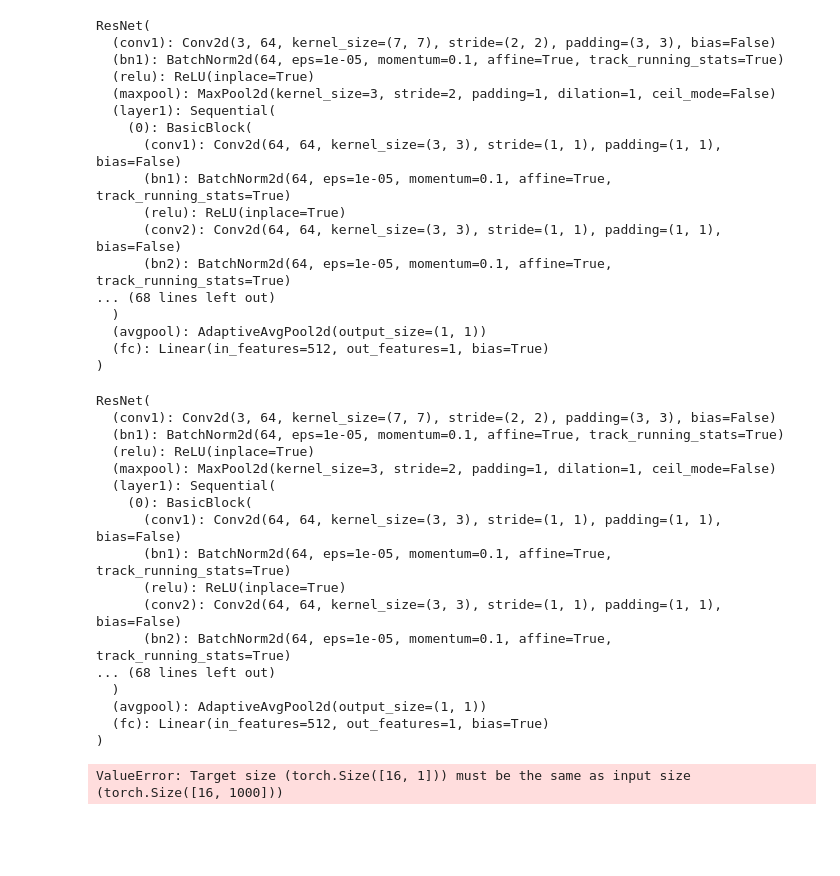
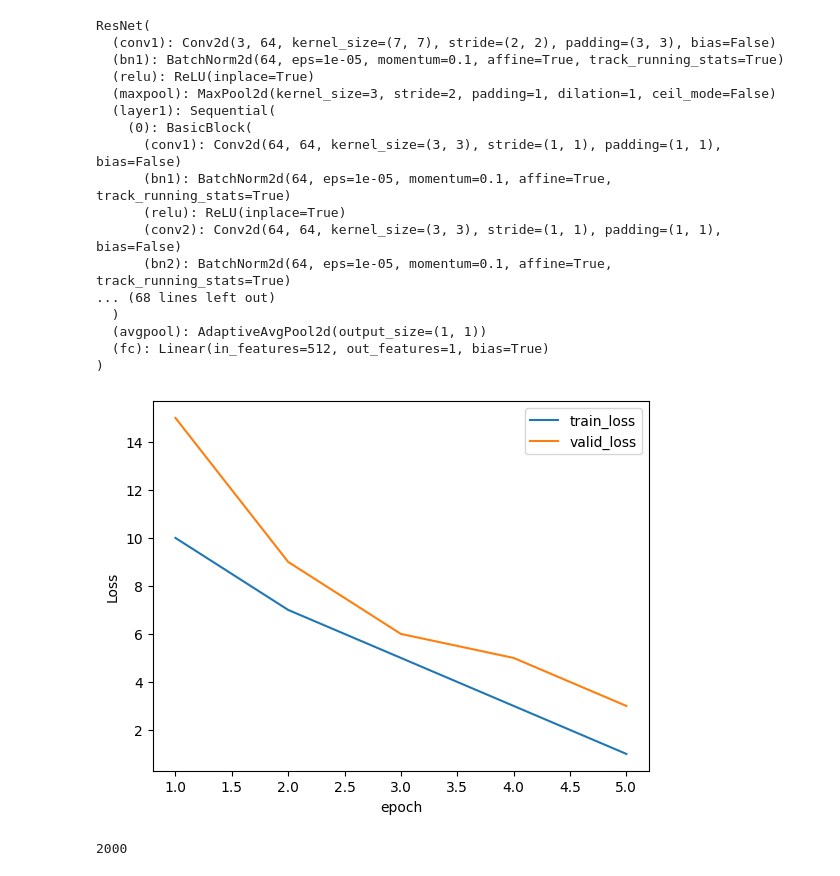
Before and after one commit to RahulS247/Shapes_Classification, a Jupyter notebook: Binary_classification.ipynb, the cells around one changed output. Cells and saved outputs as stored; diff of their text form; code cells hidden in the pictures; blank space fills up the shorter version.

Commit message:
running code

```diff
--- a/Binary_classification.ipynb
+++ b/Binary_classification.ipynb
@@ -80,5 +82,5 @@ target_dir = '/content/train.csv'
 # %%
-batch_size = 16
+batch_size = 32
 # %%
 len(os.listdir(train_dir))
 # %% [output]
@@ -183,12 +170,15 @@ ResNet(
 # %%
 device = torch.device("cuda" if torch.cuda.is_available() else "cpu")
 model.to(device)
-loss= nn.BCEWithLogitsLoss()
 optim = optim.Adam(model.parameters(),lr=0.03)
 # %%
 # train loop
-epochs =1
-print(model)
+#
+epochs =3
+#print(model)
+train_losses = []
+val_losses = []
+
 for epoch in range(epochs):
   train_loss = 0.0
   val_loss =0.0
@@ -197,52 +187,34 @@ for epoch in range(epochs):
   model.train()
   for image, labels in tqdm(train_loader):
     num_labels = [1 if label == "Yes" else 0 for label in labels]
-    #print(torch.tensor(num_labels).size)
     pred = model(image).to(device)
-    num_labels= torch.tensor(num_labels).unsqueeze(1)
-    #print(pred.shape,num_labels.shape)
-    loss=loss(pred,num_labels)
+    num_labels= torch.tensor(num_labels).unsqueeze(1).to(device)
+
+    loss = F.binary_cross_entropy_with_logits(pred, num_labels.float())
 
     optim.zero_grad()
     loss.backward()
     optim.step()
 
-    running_loss += loss.item()
+    running_loss += loss.item()/(len(image))
   train_loss = running_loss/(len(train_loader))
-  print(f"Epoch [{epoch+1}/{epochs}], Loss: {train_loss:.4f}")
+  #print(f"Epoch [{epoch+1}/{epochs}], Loss: {train_loss:.4f}")
 
 
   model.eval()
   with torch.no_grad():
     for image, labels in val_loader:
       num_labels = [1 if labels=="Yes" else 0 for label in labels]
-      val_pred = model(image,num_labels)
-      val_loss = loss(val_pred, num_labels)
+      val_pred = model(image).to(device)
+      num_labels= torch.tensor(num_labels).unsqueeze(1).to(device)
 
+      val_loss = F.binary_cross_entropy_with_logits(val_pred, num_labels.float())
 
-    valrunning_loss += val_loss.item()
+    valrunning_loss += val_loss.item()/(len(image))
     val_loss = valrunning_loss/(len(train_loader))
-
-    print(f"Epoch [{epoch+1}/{epochs}], Loss: {val_loss:.4f}")
+  train_losses.append(train_loss)
+  val_losses.append(val_loss)
+  print(f"Epoch [{epoch+1}/{epochs}], train_Loss: {train_loss:.4f}, valid_Loss: {val_loss:.4f}")
-# %% [output]
-ResNet(
-  (conv1): Conv2d(3, 64, kernel_size=(7, 7), stride=(2, 2), padding=(3, 3), bias=False)
-  (bn1): BatchNorm2d(64, eps=1e-05, momentum=0.1, affine=True, track_running_stats=True)
-  (relu): ReLU(inplace=True)
-  (maxpool): MaxPool2d(kernel_size=3, stride=2, padding=1, dilation=1, ceil_mode=False)
-  (layer1): Sequential(
-    (0): BasicBlock(
-      (conv1): Conv2d(64, 64, kernel_size=(3, 3), stride=(1, 1), padding=(1, 1), bias=False)
-      (bn1): BatchNorm2d(64, eps=1e-05, momentum=0.1, affine=True, track_running_stats=True)
-      (relu): ReLU(inplace=True)
-      (conv2): Conv2d(64, 64, kernel_size=(3, 3), stride=(1, 1), padding=(1, 1), bias=False)
-      (bn2): BatchNorm2d(64, eps=1e-05, momentum=0.1, affine=True, track_running_stats=True)
-... (68 lines left out)
-  )
-  (avgpool): AdaptiveAvgPool2d(output_size=(1, 1))
-  (fc): Linear(in_features=512, out_features=1, bias=True)
-)
-ValueError: Target size (torch.Size([16, 1])) must be the same as input size (torch.Size([16, 1000]))
 # %%
 #to save model checkpoint
 # checkpoint = {
@@ -251,6 +223,19 @@ ValueError: Target size (torch.Size([16, 1])) must be the same as input size (to
 #         }
 
 torch.save(model,model.pth)
+# %%
+#plot
+#train_losses = [10,7,5,3,1]
+#val_losses = [15,9,6,5,3]
+import matplotlib.pyplot as plt
+plt.plot(range(1,epochs+1),train_losses,label='train_loss')
+plt.plot(range(1,epochs+1),val_losses,label='valid_loss')
+plt.xlabel('epoch')
+plt.ylabel('Loss')
+plt.legend()
+plt.show()
+# %% [output]
+[figure, added]
 # %%
 ## Test case
 # %%
@@ -257,0 +267,4 @@ loaded_model = torch.load(model.pth)
+# %%
+len(test_data)
+# %% [output]
+2000
```
Also changed, not shown: parts of 12 cells of this notebook.
